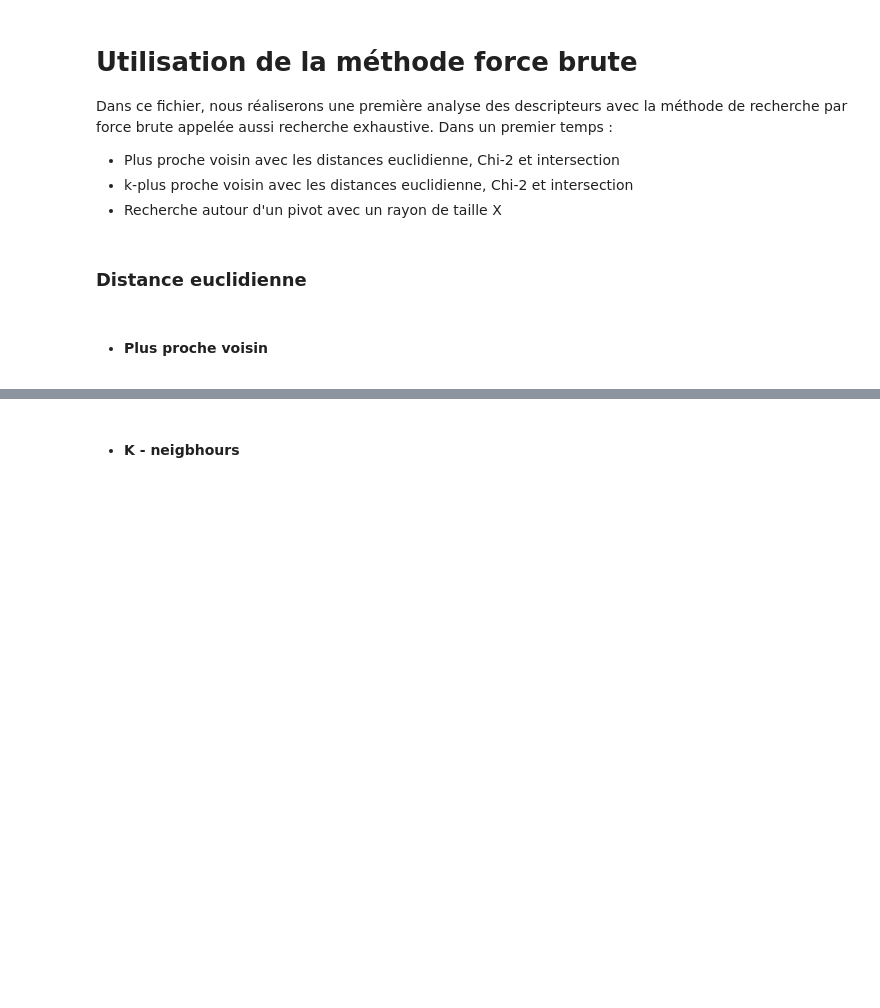
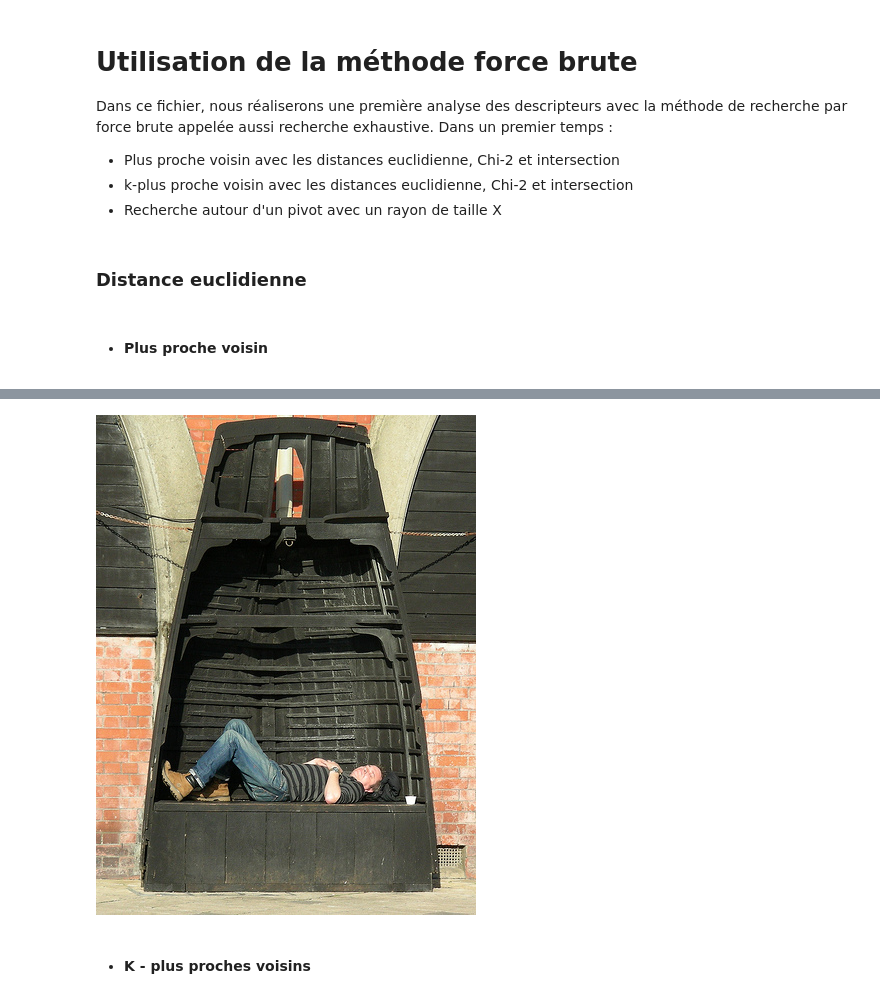
Before and after one commit to Matthoxx/recherche_images, a Jupyter notebook: recherche_force_brute.ipynb, the cells around one changed output, grey strips where cells are left out. Cells and saved outputs as stored; diff of their text form; code cells hidden in the pictures; blank space fills up the shorter version.

```diff
--- a/recherche_force_brute.ipynb
+++ b/recherche_force_brute.ipynb
@@ -42,2 +48,7 @@ Image(filename=path_result)
+# %%
+path_result_2_ = f'../Flickr8k/images/{"".join(images_name[index_nghb_2[0]])}'
+Image(filename=path_result)
+# %% [output]
+[figure, added]
 # %% [markdown]
-- #### K - neigbhours
+- #### K - plus proches voisins
```
Also changed, not shown: parts of 9 cells of this notebook.
